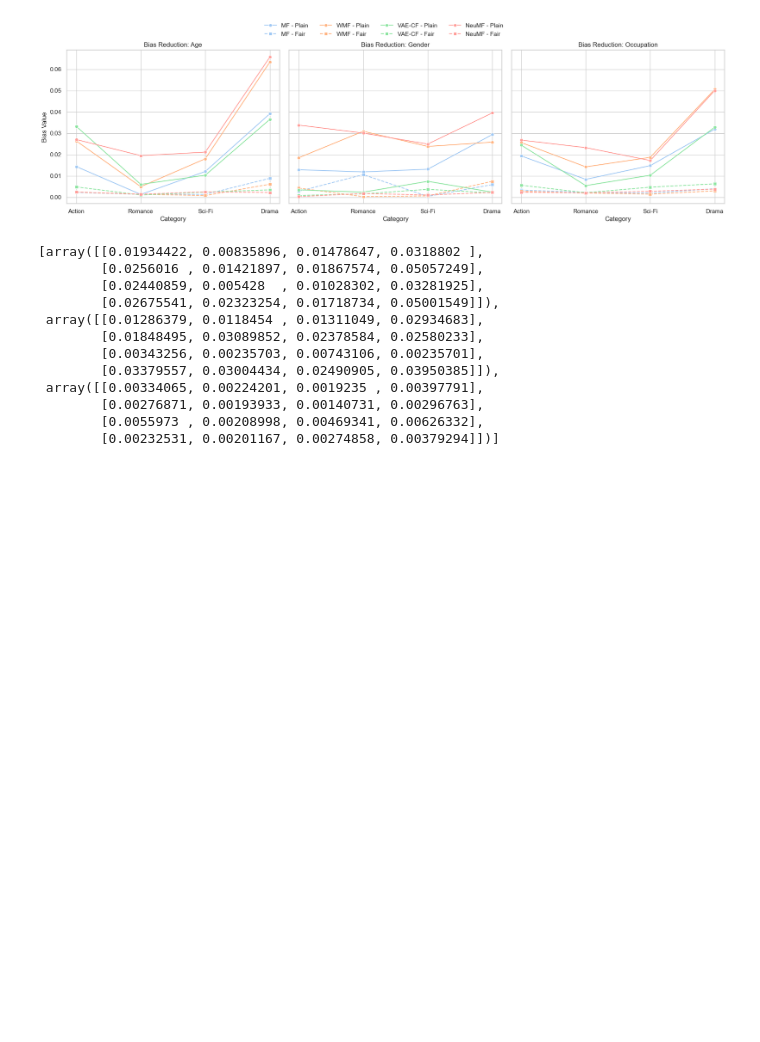
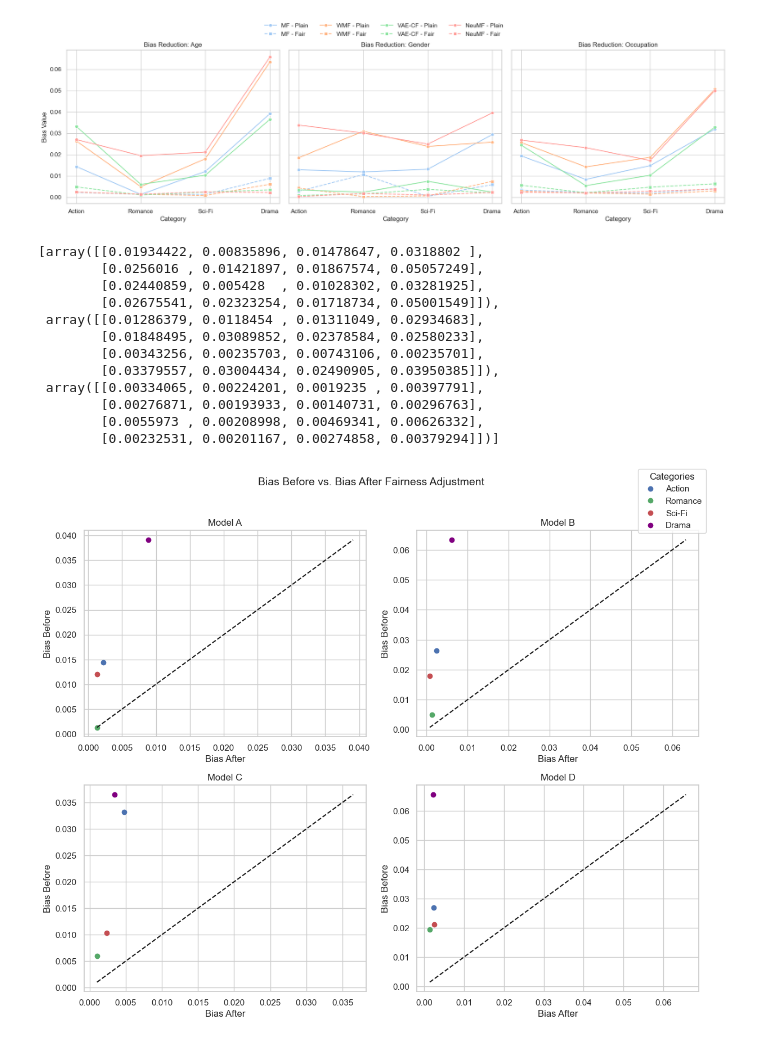
Before and after one commit to tahsinkheya/re_ranking_clean, a Jupyter notebook: data_vis/intro.ipynb, the cells around one changed output. Cells and saved outputs as stored; diff of their text form; code cells hidden in the pictures; blank space fills up the shorter version.

```diff
--- a/data_vis/intro.ipynb
+++ b/data_vis/intro.ipynb
@@ -399,3 +399,55 @@ bias_before
         [0.00276871, 0.00193933, 0.00140731, 0.00296763],
         [0.0055973 , 0.00208998, 0.00469341, 0.00626332],
         [0.00232531, 0.00201167, 0.00274858, 0.00379294]])]
+# %%
+import numpy as np
+import matplotlib.pyplot as plt
+
+# Sample categories
+categories = ["Action", "Romance", "Sci-Fi", "Drama"]
+models = ["Model A", "Model B", "Model C", "Model D"]
+category_colors = ['b', 'g', 'r', 'purple']  # Assign colors to categories
+
+# Bias values (before applying fairness)
+bias_before_age = np.array([
+    mf_before,      # Model A
+    wmf_before,     # Model B
+    vaecf_before,   # Model C
+    neumf_before,   # Model D
+])
+
+# Bias values (after applying fairness)
+bias_after_age = np.array([
+    mf_after,      # Model A
+    wmf_after,     # Model B
+    vaecf_after,   # Model C
+    neumf_after,   # Model D
+])
+
+# Create 4 scatter plots (one per model)
+fig, axes = plt.subplots(2, 2, figsize=(12, 10))
+fig.suptitle("Bias Before vs. Bias After Fairness Adjustment", fontsize=14)
+
+for i, ax in enumerate(axes.flatten()):
+    for j, category in enumerate(categories):
+        ax.scatter(bias_after_age[i][j], bias_before_age[i][j],
+                   color=category_colors[j], label=category if i == 0 else "_nolegend_")
+
+    # Diagonal reference line (y = x)
+    min_val = min(min(bias_before_age[i]), min(bias_after_age[i]))
+    max_val = max(max(bias_before_age[i]), max(bias_after_age[i]))
+    ax.plot([min_val, max_val], [min_val, max_val], 'k--', label="y = x (No Change)")
+
+    ax.set_xlabel("Bias After")
+    ax.set_ylabel("Bias Before")
+    ax.set_title(f"{models[i]}")
+
+# Create a shared legend for categories
+handles = [plt.Line2D([0], [0], marker='o', color='w', markersize=8, markerfacecolor=color, label=cat)
+           for cat, color in zip(categories, category_colors)]
+fig.legend(handles=handles, loc="upper right", title="Categories")
+
+plt.tight_layout(rect=[0, 0, 1, 0.96])  # Adjust layout to fit title and legend
+plt.show()
+# %% [output]
+[figure, added]
```
Also changed, not shown: 3 other files.
